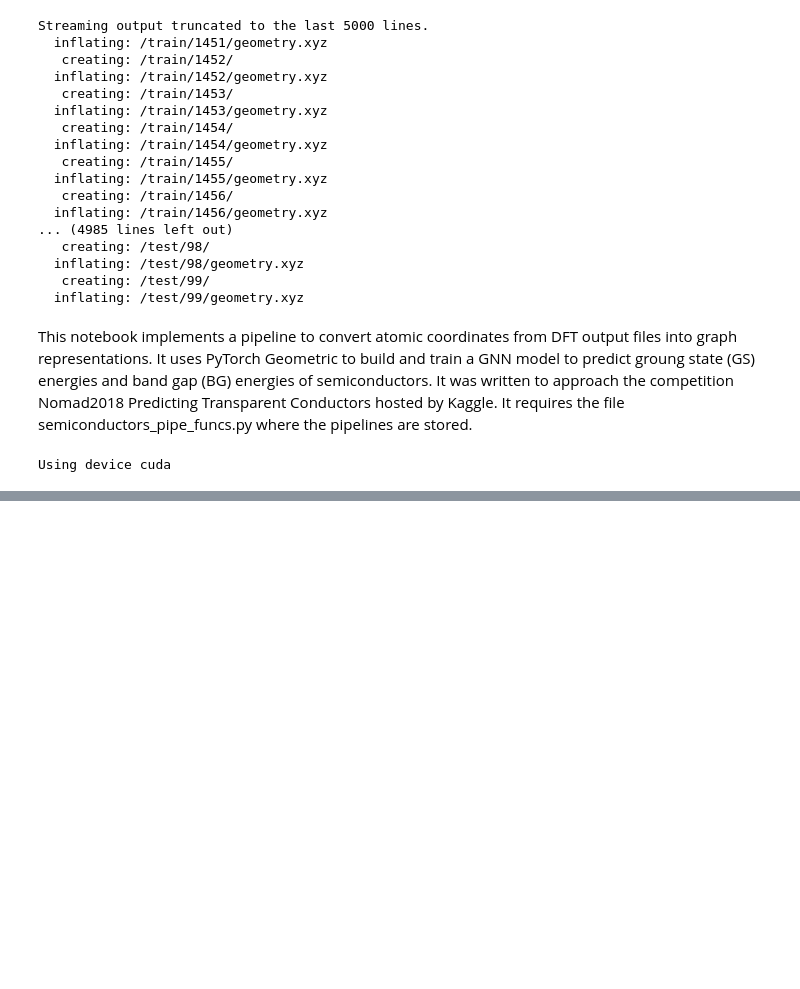
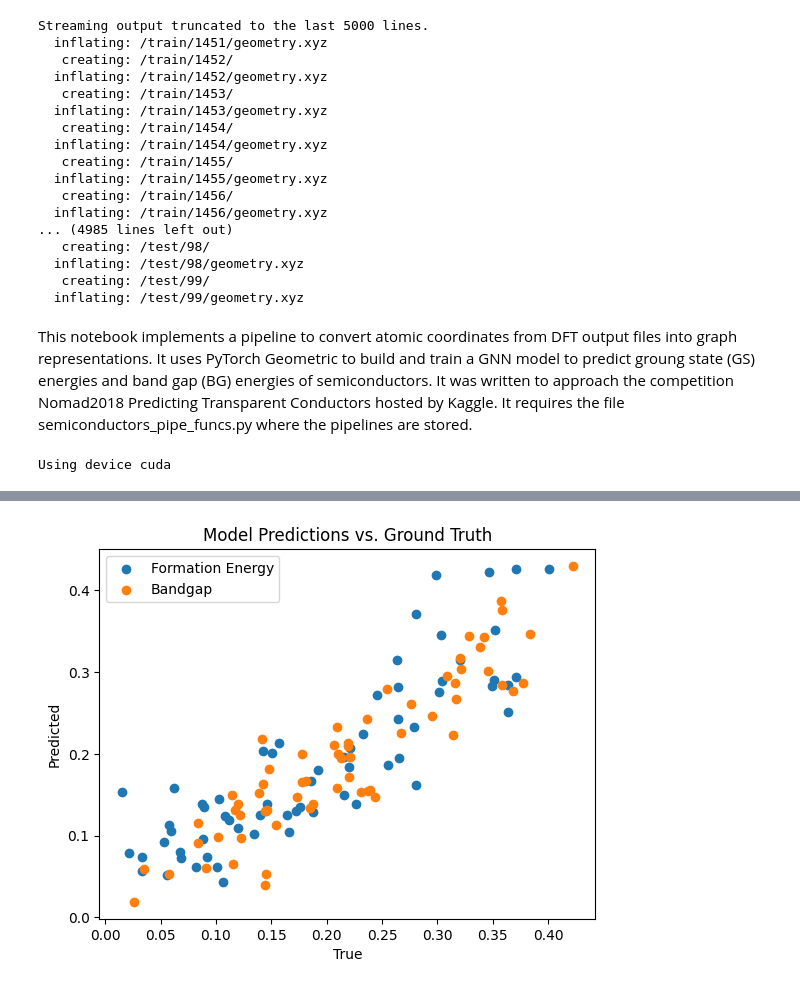
Before and after one commit to lucilajuarez/SemiconductorsGNN, a Jupyter notebook: Semiconductors_GNN.ipynb, the cells around one changed output, grey strips where cells are left out. Cells and saved outputs as stored; diff of their text form; code cells hidden in the pictures; blank space fills up the shorter version.

```diff
--- a/Semiconductors_GNN.ipynb
+++ b/Semiconductors_GNN.ipynb
@@ -183,9 +194,9 @@ class GCN_Gfeatured(torch.nn.Module):
         return out
 # %%
 ## MODEL, ERROR FUNCTION AND OPTOMIZER FOR GS ENERGY
-set_seed(42)
+set_seed(SEED)
 
-model_E = GCN_Gfeatured()
+model_E = CGC_featured()
 print(model_E)
 loss_fn = MSE()
 optimizer = torch.optim.Adam(model_E.parameters(), lr=0.001)
@@ -247,16 +261,16 @@ Epoch 0500 | Train Loss: 0.00008
 test_batch = next(iter(test_loader))
 with torch.no_grad():
     test_batch.to(device)
-    pred = model_E(test_batch.x.float(), test_batch.edge_index, test_batch.edge_weight, test_batch.graph_attr, test_batch.batch)
-    pred = pred.cpu()
+    pred_E = model_E(test_batch.x.float(), test_batch.edge_index, test_batch.edge_attr, test_batch.graph_attr, test_batch.batch)
+    pred_E = pred_E.cpu()
     df = pd.DataFrame()
     df["E_real"] = test_batch.y[:,0].tolist()
-    df["E_pred"] = pred[:,0]
+    df["E_pred"] = pred_E[:,0]
 # %%
 ## MODEL, ERROR FUNCTION AND OPTOMIZER FOR GAP ENERGY
-set_seed(42)
+set_seed(SEED)
 
-model_Egap = GCN_Gfeatured()
+model_Egap = CGC_featured()
 #print(model)
 loss_fn = MSE()
 optimizer = torch.optim.Adam(model_Egap.parameters(), lr=0.001)
@@ -308,7 +320,7 @@ Epoch 0500 | Train Loss: 0.00176
 test_batch = next(iter(test_loader))
 with torch.no_grad():
     test_batch.to(device)
-    pred = model_Egap(test_batch.x.float(), test_batch.edge_index, test_batch.edge_weight, test_batch.graph_attr, test_batch.batch)
+    pred = model_Egap(test_batch.x.float(), test_batch.edge_index, test_batch.edge_attr, test_batch.graph_attr, test_batch.batch)
     pred = pred.cpu()
     df["Egap_real"] = test_batch.y[:,1].tolist()
     df["Egap_pred"] = pred[:,0]
@@ -326,3 +338,16 @@ np.float64(0.9527172182927559)
+# %%
+import matplotlib.pyplot as plt
+
+plt.scatter(df["E_real"], df["E_pred"], label="Formation Energy")
+plt.scatter(df["Egap_real"], df["Egap_pred"], label="Bandgap")
+#plt.plot([df["E_real"].min, df["E_real"].max], [df["E_real"].min, df["E_real"].max], 'k--')
+plt.xlabel("True")
+plt.ylabel("Predicted")
+plt.legend()
+plt.title("Model Predictions vs. Ground Truth")
+plt.show()
+# %% [output]
+[figure, added]
 # %%
 ### FILE PREPARATION FOR KAGGLE SUBMISSION
 
```
Also changed, not shown: parts of 11 cells of this notebook, 1 other file.
